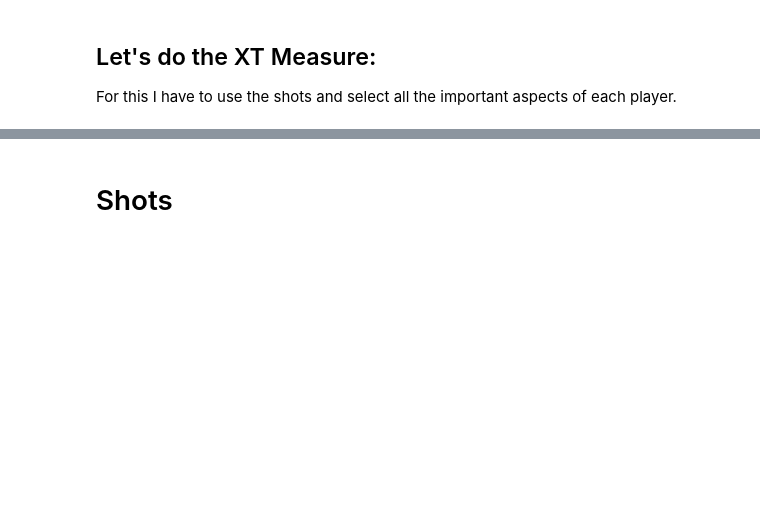
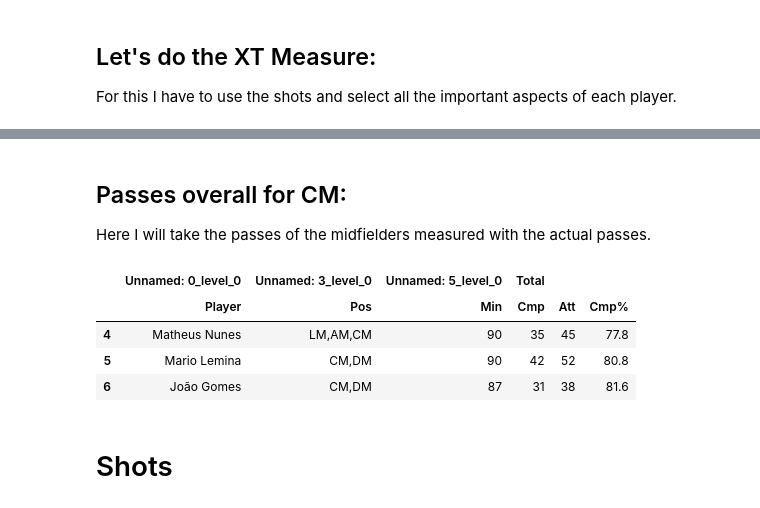
Before and after one commit to danirssx/player_test, a Jupyter notebook: player.ipynb, the cells around one changed output, grey strips where cells are left out. Cells and saved outputs as stored; diff of their text form; code cells hidden in the pictures; blank space fills up the shorter version.

Commit message:
Advancing in extract Passes Information

```diff
--- a/player.ipynb
+++ b/player.ipynb
@@ -58,2 +58,40 @@ plt.grid(True)
+# %% [markdown]
+## Passes overall for CM:
+Here I will take the passes of the midfielders measured with the actual passes.
+# %%
+## shots Info
+# Home passes
+home_passes = home_team['Passing']
+home_passes = home_passes.loc[:, [('Unnamed: 0_level_0', 'Player'), ('Unnamed: 3_level_0', 'Pos'), ('Unnamed: 5_level_0', 'Min'), ('Total', 'Cmp'), ('Total', 'Att'), ('Total', 'Cmp%')]]
+### Minutes:
+home_passes = home_passes[home_passes[('Unnamed: 5_level_0', 'Min')] > 45]
+
+# Away Passes
+away_passes = away_team['Passing']
+away_passes = away_passes.loc[:, [('Unnamed: 0_level_0', 'Player'), ('Unnamed: 3_level_0', 'Pos'), ('Unnamed: 5_level_0', 'Min'), ('Total', 'Cmp'), ('Total', 'Att'), ('Total', 'Cmp%')]]
+### Minutes:
+away_passes = away_passes[away_passes[('Unnamed: 5_level_0', 'Min')] > 45]
+# %%
+### Function to return positions:
+def contains_pos(cell_value, pos):
+    return pos in cell_value if pd.notna(cell_value) else False
+
+## Home
+home_pos = home_passes['Unnamed: 3_level_0'].applymap(lambda cell_value: contains_pos(cell_value, 'CM'))
+
+## Away
+away_pos = away_passes['Unnamed: 3_level_0'].applymap(lambda cell_value: contains_pos(cell_value, 'CM'))
+
+### Filter the teams
+home_passes = home_passes[home_pos['Pos'] == True]
+away_passes = away_passes[away_pos['Pos'] == True]
+
+away_passes
+# %% [output]
+|  | Unnamed: 0_level_0 | Unnamed: 3_level_0 | Unnamed: 5_level_0 | Total |  |  |
+|  | Player | Pos | Min | Cmp | Att | Cmp% |
+| 4 | Matheus Nunes | LM,AM,CM | 90 | 35 | 45 | 77.8 |
+| 5 | Mario Lemina | CM,DM | 90 | 42 | 52 | 80.8 |
+| 6 | João Gomes | CM,DM | 87 | 31 | 38 | 81.6 |
 # %% [markdown]
 # Shots
```
Also changed, not shown: parts of 1 cell of this notebook, 1 other file.
